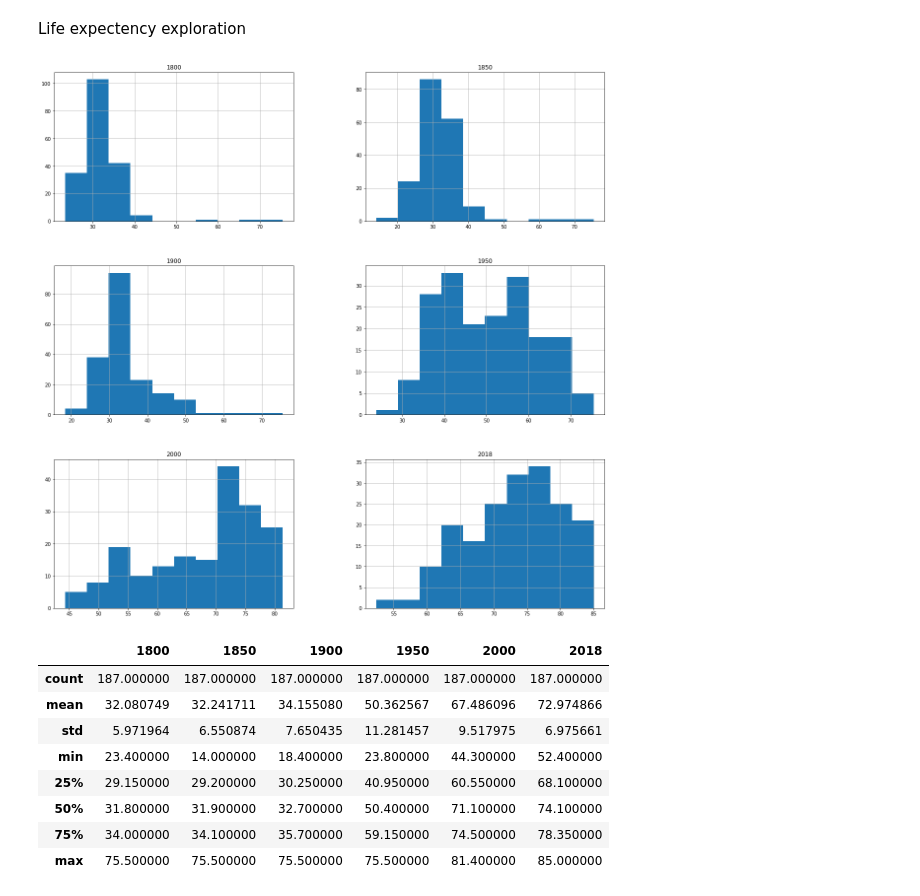
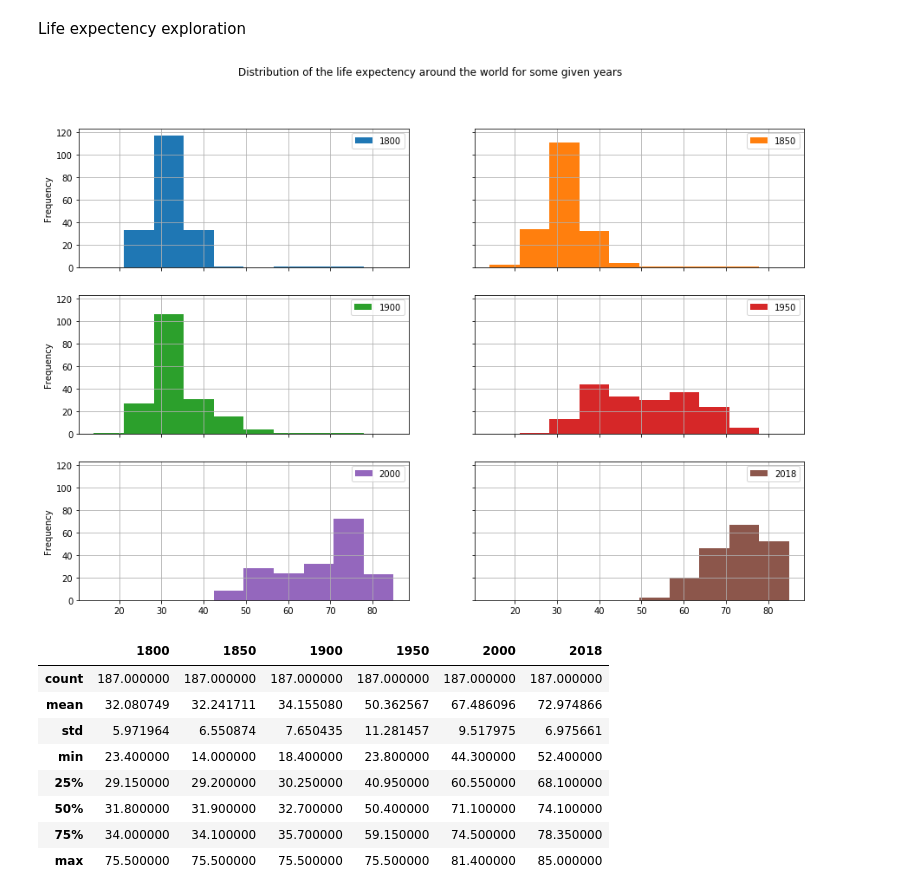
Before and after one commit to Simonmaignan/udacity-data-analysis, a Jupyter notebook: project-investigate-gapminder-dataset/investigate-a-dataset-gapminder.ipynb, the cells around one changed output. Saved outputs shown, nothing was run; the diff lists cells and outputs as text; code cells hidden in the pictures.

```diff
--- a/project-investigate-gapminder-dataset/investigate-a-dataset-gapminder.ipynb
+++ b/project-investigate-gapminder-dataset/investigate-a-dataset-gapminder.ipynb
@@ -276,10 +280,10 @@ df_income.loc[countries_to_plot].transpose().describe()
 Income analysis
 # %% [markdown]
 Life expectency exploration
-# %%
-df_life_exp[years_to_plot].hist(figsize=(20,20));
-# %% [output]
-[figure, removed]
+# %%
+df_life_exp[years_to_plot].plot(kind='hist',subplots=True, layout=(3,2), title='Distribution of the life expectency around the world for some given years', figsize=(15,10), grid=True, sharey=True, sharex=True);
+# %% [output]
+[figure, added]
 # %%
 df_life_exp[years_to_plot].describe()
 # %% [output]
```
Also changed, not shown: parts of 3 cells of this notebook.
